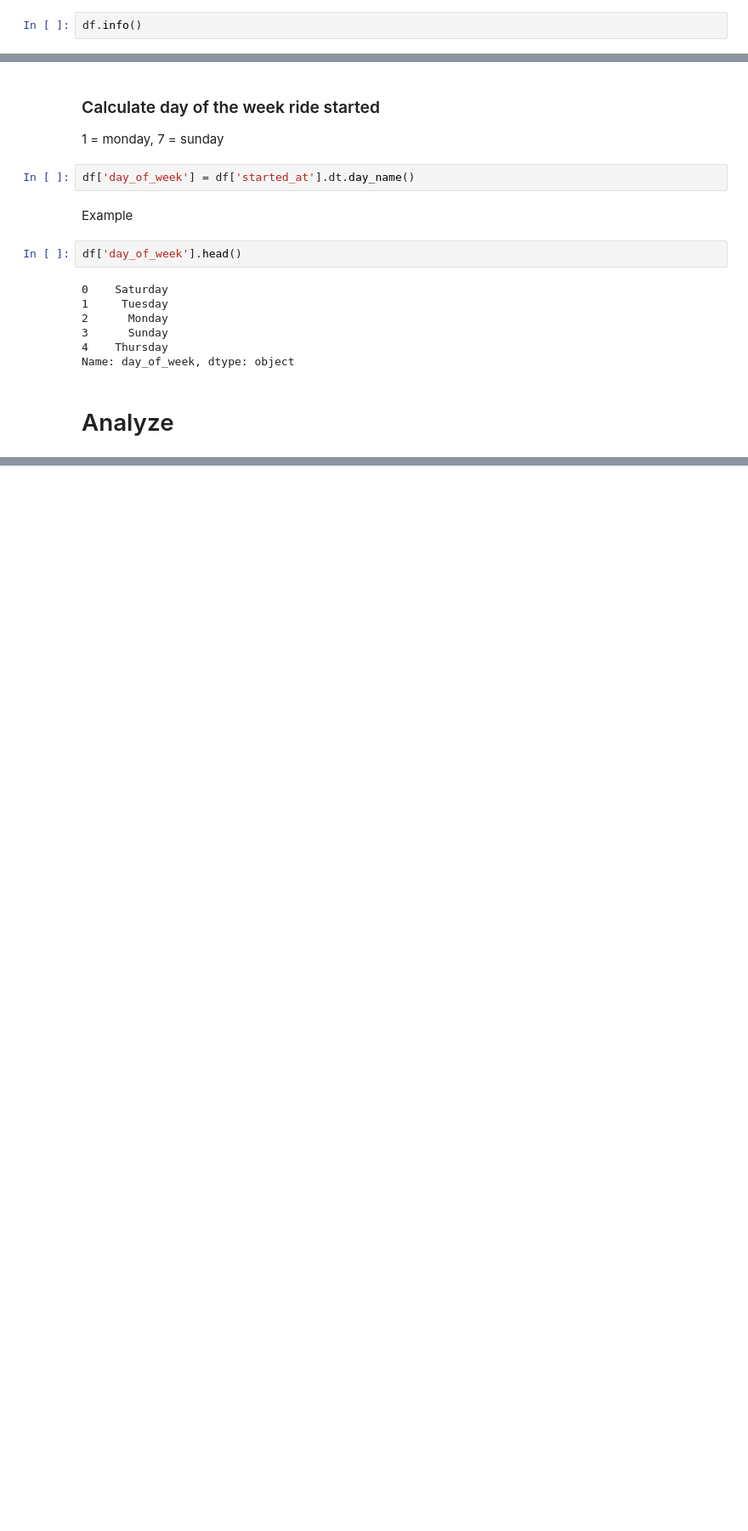
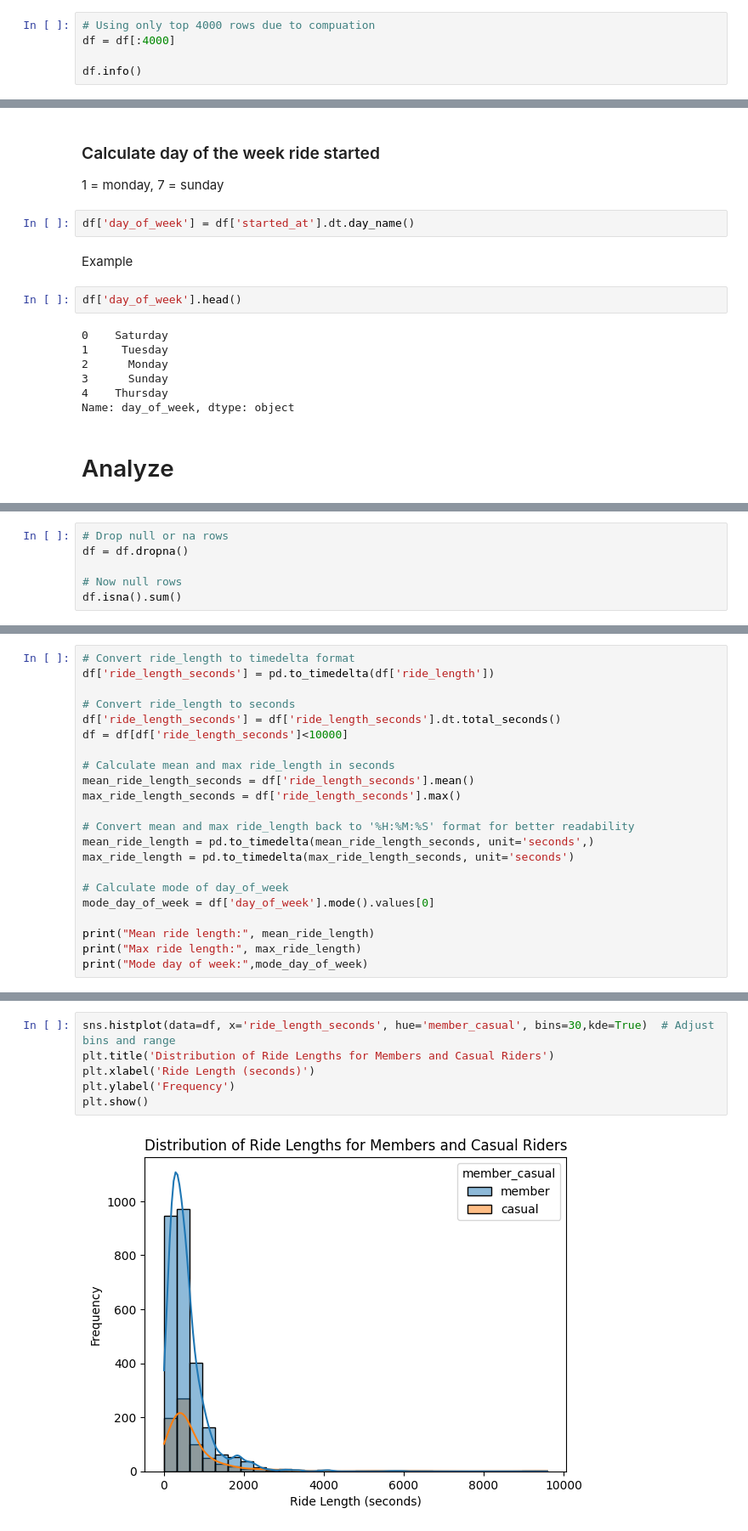
Before and after one commit to ATESAM-ABDULLAH/Coursera, a Jupyter notebook: Google Data Analytics/Capstone/Case Study 1/Code/Analysis.ipynb, the cells around one changed output, grey strips where cells are left out. Shown: that part at 85% size. Saved outputs shown, nothing was run; the diff lists cells and outputs as text; blank space fills up the shorter version.

```diff
--- a/Google Data Analytics/Capstone/Case Study 1/Code/Analysis.ipynb
+++ b/Google Data Analytics/Capstone/Case Study 1/Code/Analysis.ipynb
@@ -11,6 +16,9 @@ import seaborn as sns
 # %%
 df = pd.read_csv("../Data/merged.csv")
 # %%
+# Using only top 4000 rows due to compuation
+df = df[:4000]
+
 df.info()
 # %% [output]
 <class 'pandas.core.frame.DataFrame'>
@@ -81,0 +90,6 @@ Name: day_of_week, dtype: object
+# %%
+# Drop null or na rows
+df = df.dropna()
+
+# Now null rows
+df.isna().sum()
@@ -81,0 +115,22 @@ Name: day_of_week, dtype: object
+# %%
+# Convert ride_length to timedelta format
+df['ride_length_seconds'] = pd.to_timedelta(df['ride_length'])
+
+# Convert ride_length to seconds
+df['ride_length_seconds'] = df['ride_length_seconds'].dt.total_seconds()
+df = df[df['ride_length_seconds']<10000]
+
+# Calculate mean and max ride_length in seconds
+mean_ride_length_seconds = df['ride_length_seconds'].mean()
+max_ride_length_seconds = df['ride_length_seconds'].max()
+
+# Convert mean and max ride_length back to '%H:%M:%S' format for better readability
+mean_ride_length = pd.to_timedelta(mean_ride_length_seconds, unit='seconds',)
+max_ride_length = pd.to_timedelta(max_ride_length_seconds, unit='seconds')
+
+# Calculate mode of day_of_week
+mode_day_of_week = df['day_of_week'].mode().values[0]
+
+print("Mean ride length:", mean_ride_length)
+print("Max ride length:", max_ride_length)
+print("Mode day of week:",mode_day_of_week)
@@ -81,0 +183,8 @@ Name: day_of_week, dtype: object
+# %%
+sns.histplot(data=df, x='ride_length_seconds', hue='member_casual', bins=30,kde=True)  # Adjust bins and range
+plt.title('Distribution of Ride Lengths for Members and Casual Riders')
+plt.xlabel('Ride Length (seconds)')
+plt.ylabel('Frequency')
+plt.show()
+# %% [output]
+[figure, added]
```
Also changed, not shown: parts of 25 cells of this notebook, 7 other files.
